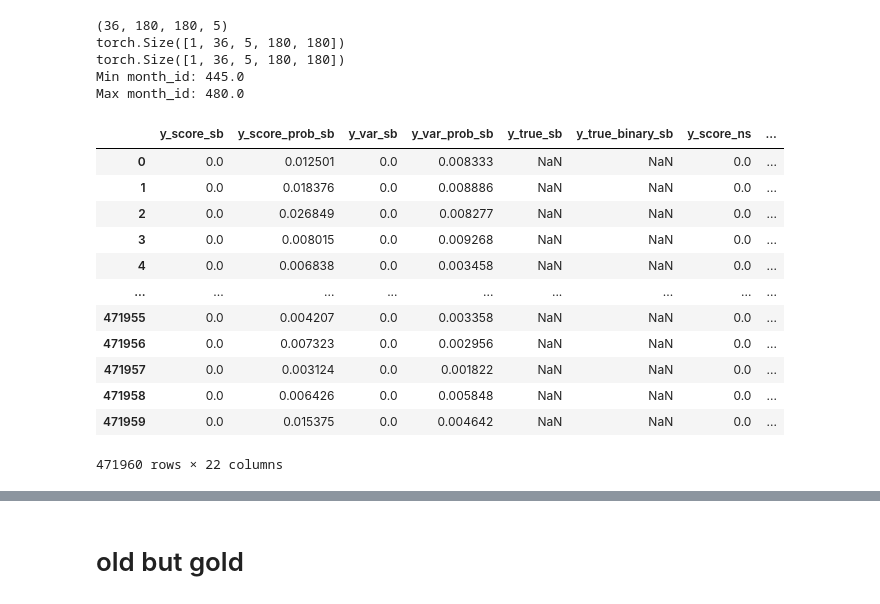
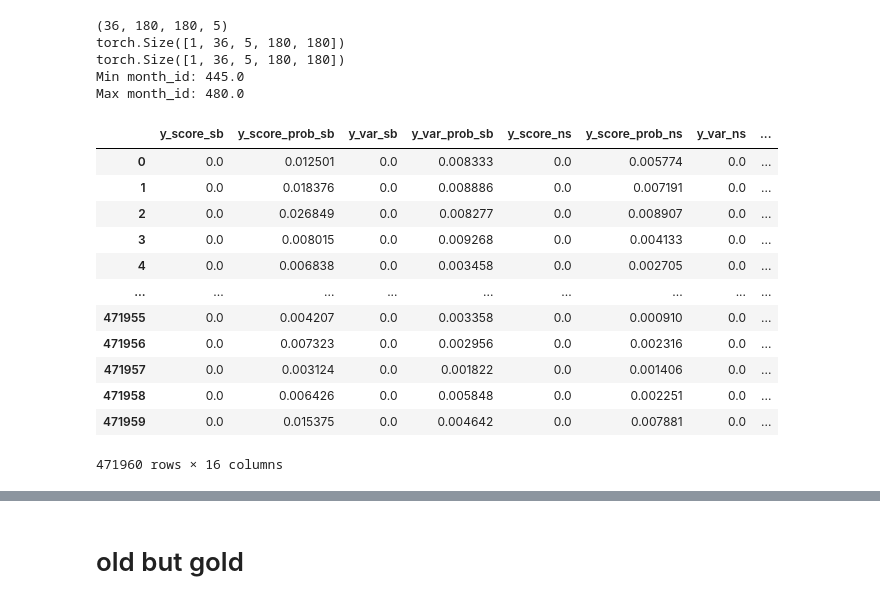
Before and after one commit to prio-data/views_pipeline, a Jupyter notebook: models/purple_alien/notebooks/test_to_prediction_store.ipynb, the cells around one changed output, grey strips where cells are left out. Saved outputs shown, nothing was run; the diff lists cells and outputs as text; code cells hidden in the pictures.

```diff
--- a/models/purple_alien/notebooks/test_to_prediction_store.ipynb
+++ b/models/purple_alien/notebooks/test_to_prediction_store.ipynb
@@ -439,46 +439,49 @@ for t in range(mean_array.shape[0]): #  0 of mean array is the temporal dim
         step = f"step{str(t+1).zfill(2)}"
 
         # get the scores
         y_score = mean_array[t,i,:,:].reshape(-1) # make it 1d  # nu 180x180
         y_score_prob = mean_class_array[t,i,:,:].reshape(-1) # nu 180x180
 
         # do not really know what to do with these yet.
         y_var = std_array[t,i,:,:].reshape(-1)  # nu 180x180
         y_var_prob = std_class_array[t,i,:,:].reshape(-1)  # nu 180x180
 
         # use the synth storage vol to get the pg_id, c_id, and month_id
         # the think is that you need to make sure that the metadata tensor is in the right order!!!!!!!!!!!!!!!!!!!!!
         # There need to be a test (even is you feel like you have tested the shit out of it in the notebook...)
-        pg_id = forecast_storage_vol_new[:,t,0,:,:].reshape(-1)  # nu 180x180, dim 1 is time . dim 2 is feature. feature 0 is pg_id
-        c_id = forecast_storage_vol_new[:,t,4,:,:].reshape(-1)  # nu 180x180, dim 1 is time . dim 2 is feature. feature 4 is c_id
-        month_id = forecast_storage_vol_new[:,t,3,:,:].reshape(-1)  # nu 180x180, dim 1 is time . dim 2 is feature. feature 3 is month_id
+        pg_id = forecast_storage_vol_new[:,t,0,:,:].reshape(-1)  # nu 180x180, dim 0 is batch, dim 1 is time . dim 2 is feature. feature 0 is pg_id
+        c_id = forecast_storage_vol_new[:,t,4,:,:].reshape(-1)  # nu 180x180, dim 0 is batch, dim 1 is time . dim 2 is feature. feature 4 is c_id
+        month_id = forecast_storage_vol_new[:,t,3,:,:].reshape(-1)  # nu 180x180, dim o is batch, dim 1 is time . dim 2 is feature. feature 3 is month_id
 
         dict_of_outputs_dicts[j][step].y_score = y_score
         dict_of_outputs_dicts[j][step].y_score_prob = y_score_prob
         dict_of_outputs_dicts[j][step].y_var = y_var
         dict_of_outputs_dicts[j][step].y_var_prob = y_var_prob
 
         dict_of_outputs_dicts[j][step].pg_id = pg_id # in theory this should be in the right order
         dict_of_outputs_dicts[j][step].c_id = c_id # in theory this should be in the right order
         dict_of_outputs_dicts[j][step].step = t +1 # 1 indexed, bc the first step is 1 month ahead
         dict_of_outputs_dicts[j][step].month_id = month_id
 
     posterior_dict = {'posterior_list' : posterior_list, 'posterior_list_class': posterior_list_class, 'out_of_sample_vol' : out_of_sample_vol}
 #    save_model_outputs(PATH, config, posterior_dict, dict_of_outputs_dicts, dict_of_eval_dicts, full_tensor, metadata_tensor)
 
 df_full = output_to_df(dict_of_outputs_dicts, forecast=True)
+# drop "observed" columns
+df_full = df_full.drop(columns=['y_true_sb', 'y_true_binary_sb', 'y_true_ns', 'y_true_binary_ns', 'y_true_os', 'y_true_binary_os'])
+
 df_full
 # %% [output]
-|  | y_score_sb | y_score_prob_sb | y_var_sb | y_var_prob_sb | y_true_sb | y_true_binary_sb | y_score_ns | ... |
-| 0 | 0.0 | 0.012501 | 0.0 | 0.008333 | NaN | NaN | 0.0 | ... |
-| 1 | 0.0 | 0.018376 | 0.0 | 0.008886 | NaN | NaN | 0.0 | ... |
-| 2 | 0.0 | 0.026849 | 0.0 | 0.008277 | NaN | NaN | 0.0 | ... |
-| 3 | 0.0 | 0.008015 | 0.0 | 0.009268 | NaN | NaN | 0.0 | ... |
-| 4 | 0.0 | 0.006838 | 0.0 | 0.003458 | NaN | NaN | 0.0 | ... |
+|  | y_score_sb | y_score_prob_sb | y_var_sb | y_var_prob_sb | y_score_ns | y_score_prob_ns | y_var_ns | ... |
+| 0 | 0.0 | 0.012501 | 0.0 | 0.008333 | 0.0 | 0.005774 | 0.0 | ... |
+| 1 | 0.0 | 0.018376 | 0.0 | 0.008886 | 0.0 | 0.007191 | 0.0 | ... |
+| 2 | 0.0 | 0.026849 | 0.0 | 0.008277 | 0.0 | 0.008907 | 0.0 | ... |
+| 3 | 0.0 | 0.008015 | 0.0 | 0.009268 | 0.0 | 0.004133 | 0.0 | ... |
+| 4 | 0.0 | 0.006838 | 0.0 | 0.003458 | 0.0 | 0.002705 | 0.0 | ... |
 | ... | ... | ... | ... | ... | ... | ... | ... | ... |
-| 471955 | 0.0 | 0.004207 | 0.0 | 0.003358 | NaN | NaN | 0.0 | ... |
-| 471956 | 0.0 | 0.007323 | 0.0 | 0.002956 | NaN | NaN | 0.0 | ... |
-| 471957 | 0.0 | 0.003124 | 0.0 | 0.001822 | NaN | NaN | 0.0 | ... |
-| 471958 | 0.0 | 0.006426 | 0.0 | 0.005848 | NaN | NaN | 0.0 | ... |
-| 471959 | 0.0 | 0.015375 | 0.0 | 0.004642 | NaN | NaN | 0.0 | ... |
+| 471955 | 0.0 | 0.004207 | 0.0 | 0.003358 | 0.0 | 0.000910 | 0.0 | ... |
+| 471956 | 0.0 | 0.007323 | 0.0 | 0.002956 | 0.0 | 0.002316 | 0.0 | ... |
+| 471957 | 0.0 | 0.003124 | 0.0 | 0.001822 | 0.0 | 0.001406 | 0.0 | ... |
+| 471958 | 0.0 | 0.006426 | 0.0 | 0.005848 | 0.0 | 0.002251 | 0.0 | ... |
+| 471959 | 0.0 | 0.015375 | 0.0 | 0.004642 | 0.0 | 0.007881 | 0.0 | ... |
-471960 rows × 22 columns
+471960 rows × 16 columns
```
Also changed, not shown: parts of 4 cells of this notebook.
